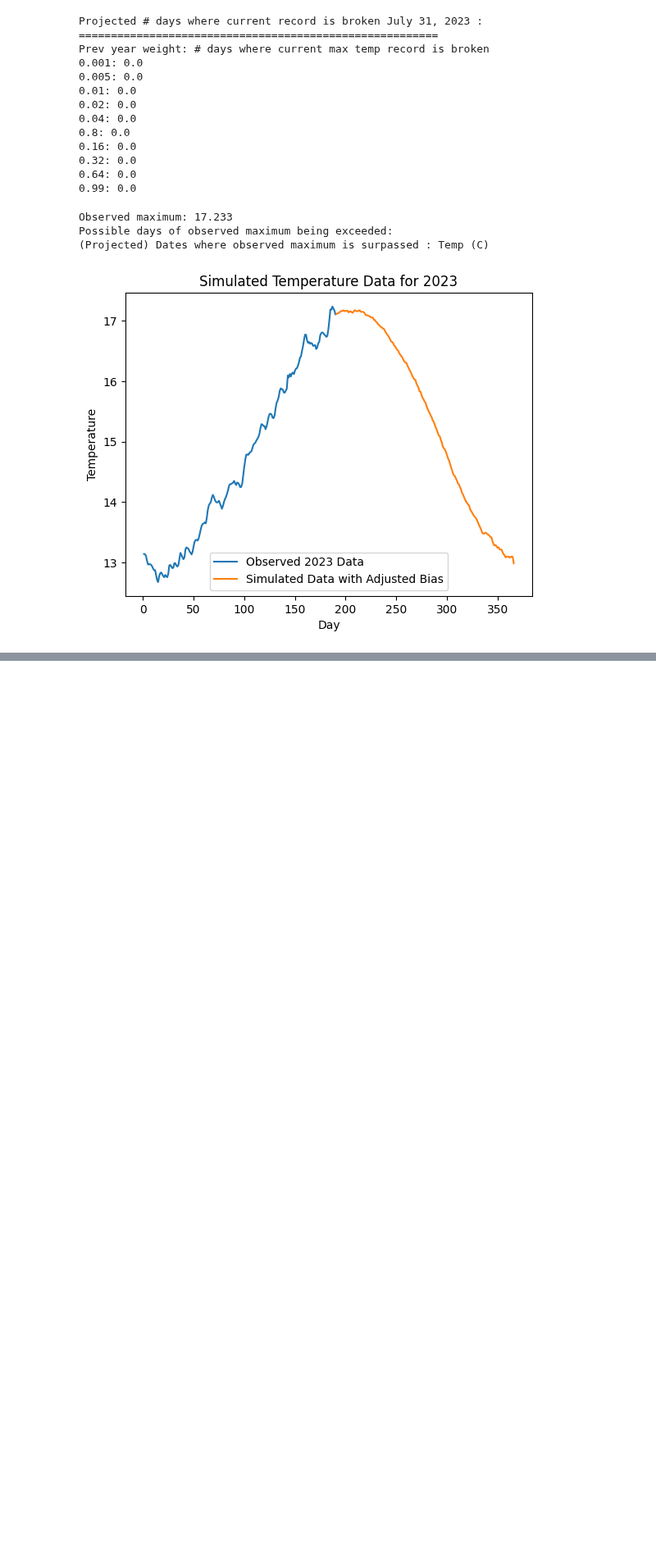
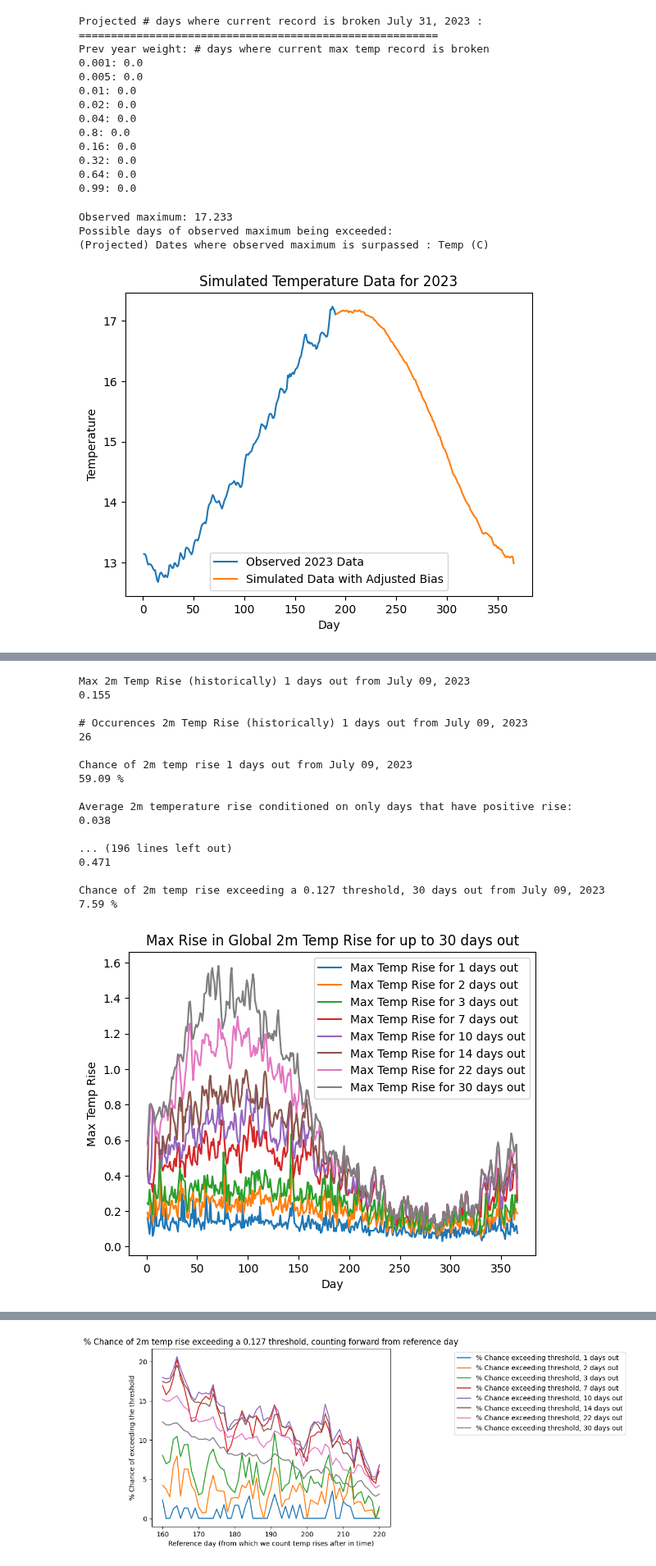
Before and after one commit to JRPdata/hot-july, a Jupyter notebook: global_mean_temp_projections.ipynb, the cells around one changed output, grey strips where cells are left out. Shown at 82% size. Saved outputs shown, nothing was run; the diff lists cells and outputs as text; code cells hidden in the pictures; blank space fills up the shorter version.

Commit message:
Plot for sensitivity analysis using threshold

```diff
--- a/global_mean_temp_projections.ipynb
+++ b/global_mean_temp_projections.ipynb
@@ -417,0 +446,35 @@ Chance of new record (using historical rise data) from reference day, threshold
+# %%
+# start of day of year to project out from (last day of observed data: July 9, 2023 = 190)
+start_day_1_index = 190
+# threshold in rise to count occurences for (the record temperature - the most recent observation temperature)
+rise_threshold = 17.233 - 17.106
+# days out from last day of observed data to do counts for (22 + July 9 = July 31)
+days_out = [1, 2, 3, 7, 10, 14, 22, 30]
+#days_out = [1, 2, 3, 7, 22, 30]
+
+# the temp variability changes throughout the year
+# include probabilities for days prior/after reference day
+include_days_plus_minus = 30
+
+# the year for extrapolation
+extrapolate_year = 2023
+graph_max_rise_plus_days(filepath, extrapolate_year, days_out, start_day_1_index, rise_threshold, include_days_plus_minus)
+# %% [output]
+Max 2m Temp Rise (historically) 1 days out from July 09, 2023
+0.155
+
+# Occurences 2m Temp Rise (historically) 1 days out from July 09, 2023
+26
+
+Chance of 2m temp rise 1 days out from July 09, 2023
+59.09 %
+
+Average 2m temperature rise conditioned on only days that have positive rise:
+0.038
+
+... (196 lines left out)
+0.471
+
+Chance of 2m temp rise exceeding a 0.127 threshold, 30 days out from July 09, 2023
+7.59 %
+[figure, added]
@@ -417,0 +482 @@ Chance of new record (using historical rise data) from reference day, threshold
+[figure, added]
```
Also changed, not shown: parts of 5 cells of this notebook.
